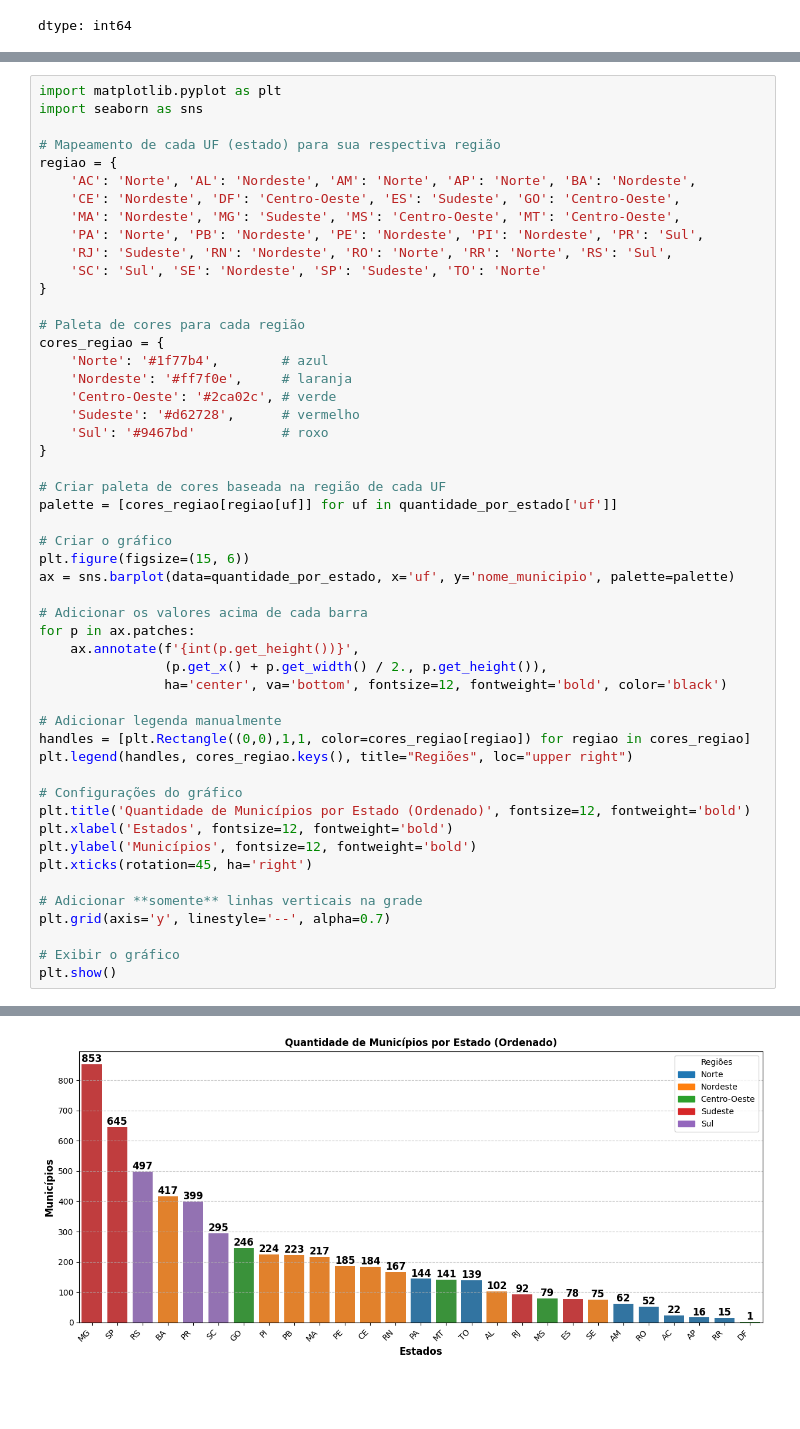
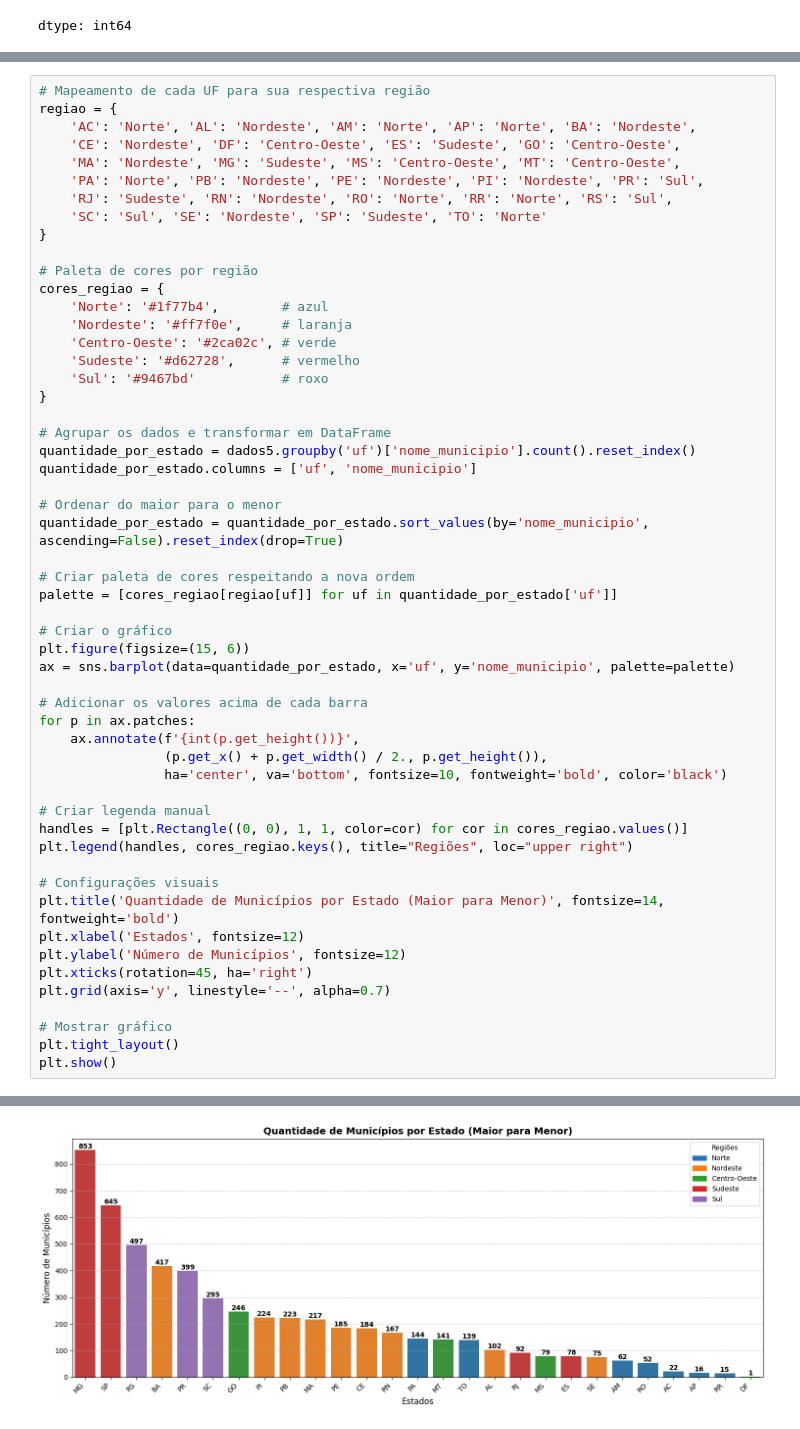
Before and after one commit to Eliane-orlandin/PrograMaria, a Jupyter notebook: aulas/analise_dados_colab.ipynb, the cells around one changed output, grey strips where cells are left out. Drawn from its saved outputs; the diff is of its cells as text; blank space fills up the shorter version.

```diff
--- a/aulas/analise_dados_colab.ipynb
+++ b/aulas/analise_dados_colab.ipynb
@@ -1565,10 +1570,7 @@ Passing `palette` without assigning `hue` is deprecated and will be removed in v
 The palette list has fewer values (6) than needed (27) and will cycle, which may produce an uninterpretable plot.
 [figure]
 # %%
-import matplotlib.pyplot as plt
-import seaborn as sns
-
-# Mapeamento de cada UF (estado) para sua respectiva região
+# Mapeamento de cada UF para sua respectiva região
 regiao = {
     'AC': 'Norte', 'AL': 'Nordeste', 'AM': 'Norte', 'AP': 'Norte', 'BA': 'Nordeste',
     'CE': 'Nordeste', 'DF': 'Centro-Oeste', 'ES': 'Sudeste', 'GO': 'Centro-Oeste',
@@ -1578,44 +1580,50 @@ regiao = {
     'SC': 'Sul', 'SE': 'Nordeste', 'SP': 'Sudeste', 'TO': 'Norte'
 }
 
-# Paleta de cores para cada região
+# Paleta de cores por região
 cores_regiao = {
     'Norte': '#1f77b4',        # azul
     'Nordeste': '#ff7f0e',     # laranja
     'Centro-Oeste': '#2ca02c', # verde
     'Sudeste': '#d62728',      # vermelho
     'Sul': '#9467bd'           # roxo
 }
 
-# Criar paleta de cores baseada na região de cada UF
+# Agrupar os dados e transformar em DataFrame
+quantidade_por_estado = dados5.groupby('uf')['nome_municipio'].count().reset_index()
+quantidade_por_estado.columns = ['uf', 'nome_municipio']
+
+# Ordenar do maior para o menor
+quantidade_por_estado = quantidade_por_estado.sort_values(by='nome_municipio', ascending=False).reset_index(drop=True)
+
+# Criar paleta de cores respeitando a nova ordem
 palette = [cores_regiao[regiao[uf]] for uf in quantidade_por_estado['uf']]
 
 # Criar o gráfico
 plt.figure(figsize=(15, 6))
 ax = sns.barplot(data=quantidade_por_estado, x='uf', y='nome_municipio', palette=palette)
 
 # Adicionar os valores acima de cada barra
 for p in ax.patches:
     ax.annotate(f'{int(p.get_height())}',
                 (p.get_x() + p.get_width() / 2., p.get_height()),
-                ha='center', va='bottom', fontsize=12, fontweight='bold', color='black')
+                ha='center', va='bottom', fontsize=10, fontweight='bold', color='black')
 
-# Adicionar legenda manualmente
-handles = [plt.Rectangle((0,0),1,1, color=cores_regiao[regiao]) for regiao in cores_regiao]
+# Criar legenda manual
+handles = [plt.Rectangle((0, 0), 1, 1, color=cor) for cor in cores_regiao.values()]
 plt.legend(handles, cores_regiao.keys(), title="Regiões", loc="upper right")
 
-# Configurações do gráfico
-plt.title('Quantidade de Municípios por Estado (Ordenado)', fontsize=12, fontweight='bold')
-plt.xlabel('Estados', fontsize=12, fontweight='bold')
-plt.ylabel('Municípios', fontsize=12, fontweight='bold')
+# Configurações visuais
+plt.title('Quantidade de Municípios por Estado (Maior para Menor)', fontsize=14, fontweight='bold')
+plt.xlabel('Estados', fontsize=12)
+plt.ylabel('Número de Municípios', fontsize=12)
 plt.xticks(rotation=45, ha='right')
-
-# Adicionar **somente** linhas verticais na grade
 plt.grid(axis='y', linestyle='--', alpha=0.7)
 
-# Exibir o gráfico
+# Mostrar gráfico
+plt.tight_layout()
 plt.show()
 # %% [output]
 Passing `palette` without assigning `hue` is deprecated and will be removed in v0.14.0. Assign the `x` variable to `hue` and set `legend=False` for the same effect.
-[figure, old version]
+[figure, new version]
 # %%
```
Also changed, not shown: parts of 20 cells of this notebook.
